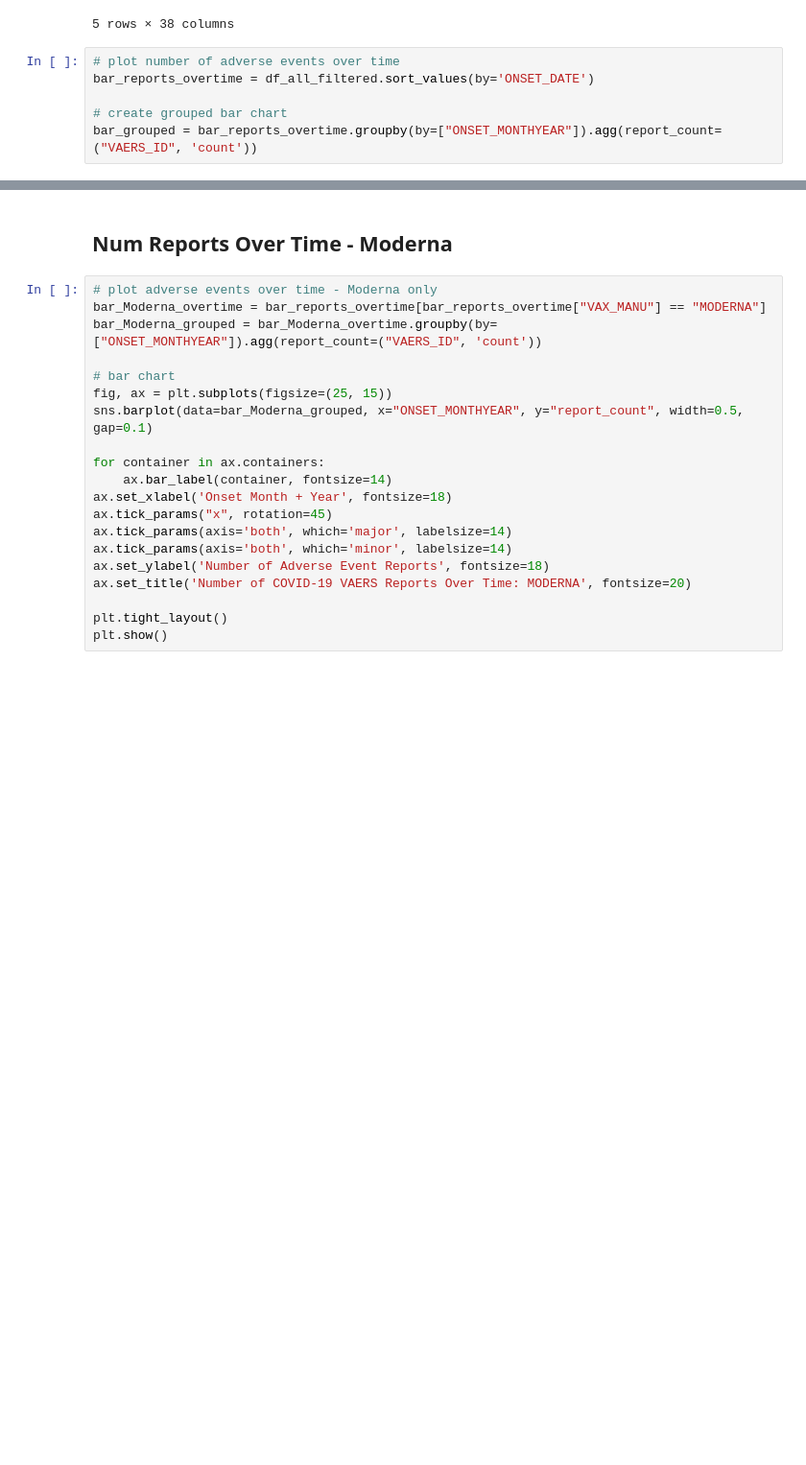
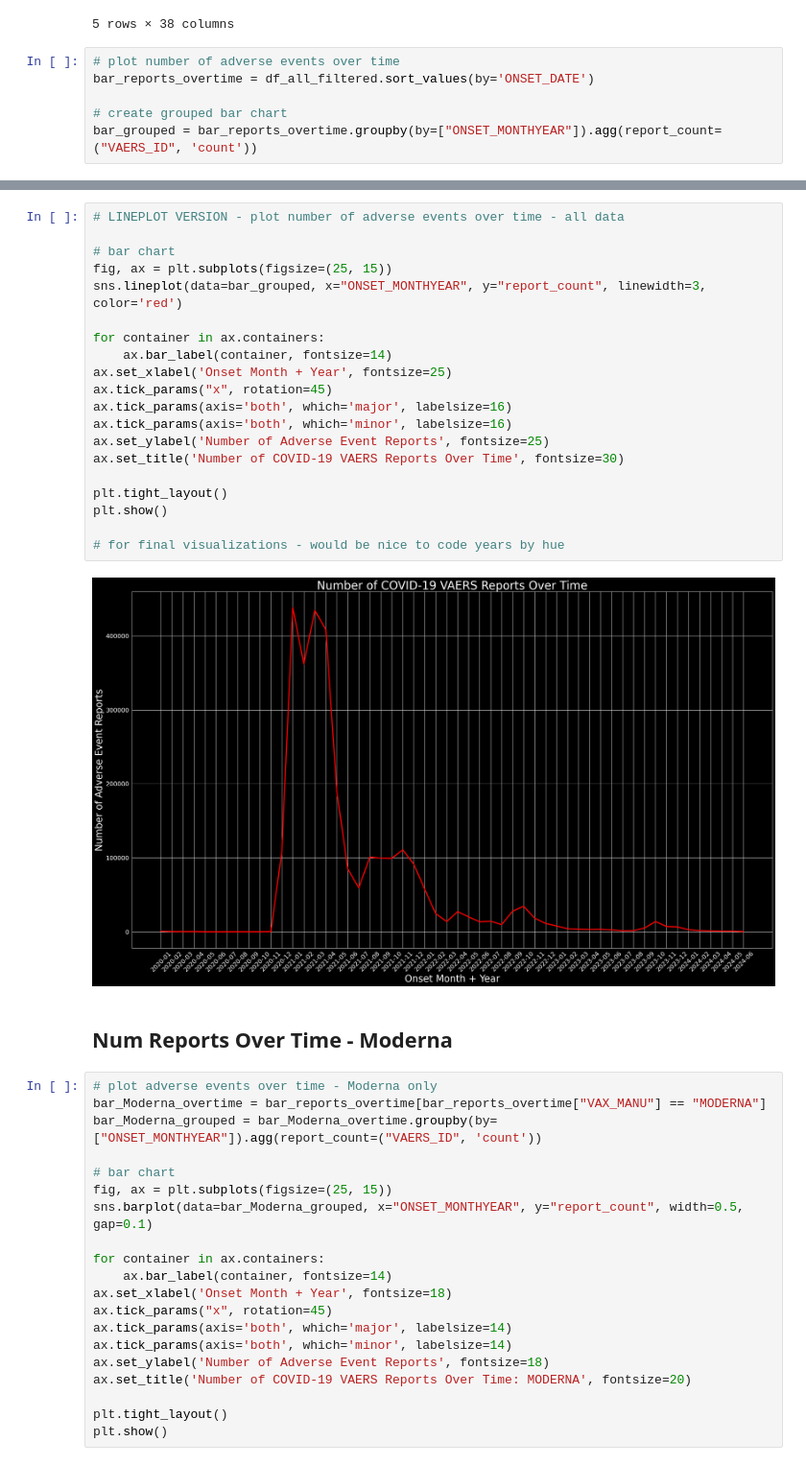
Before and after one commit to uw-msim-imt561-2026/covid-19-vaccine-adverse-reactions, a Jupyter notebook: notebooks/visualizations.ipynb, the cells around one changed output, grey strips where cells are left out. Shown at 96% size. Drawn from its saved outputs; the diff is of its cells as text; blank space fills up the shorter version.

Commit message:
Drafting vis functions - added lineplot for num reports over time

```diff
--- a/notebooks/visualizations.ipynb
+++ b/notebooks/visualizations.ipynb
@@ -113,6 +112,28 @@ plt.show()
 # for final visualizations - would be nice to code years by hue
 # %% [output]
 [figure]
+# %%
+# LINEPLOT VERSION - plot number of adverse events over time - all data
+
+# bar chart
+fig, ax = plt.subplots(figsize=(25, 15))
+sns.lineplot(data=bar_grouped, x="ONSET_MONTHYEAR", y="report_count", linewidth=3, color='red')
+
+for container in ax.containers:
+    ax.bar_label(container, fontsize=14)
+ax.set_xlabel('Onset Month + Year', fontsize=25)
+ax.tick_params("x", rotation=45)
+ax.tick_params(axis='both', which='major', labelsize=16)
+ax.tick_params(axis='both', which='minor', labelsize=16)
+ax.set_ylabel('Number of Adverse Event Reports', fontsize=25)
+ax.set_title('Number of COVID-19 VAERS Reports Over Time', fontsize=30)
+
+plt.tight_layout()
+plt.show()
+
+# for final visualizations - would be nice to code years by hue
+# %% [output]
+[figure, added]
 # %% [markdown]
 ## Num Reports Over Time - Moderna
 # %%
```
Also changed, not shown: parts of 1 cell of this notebook, 1 other file.
